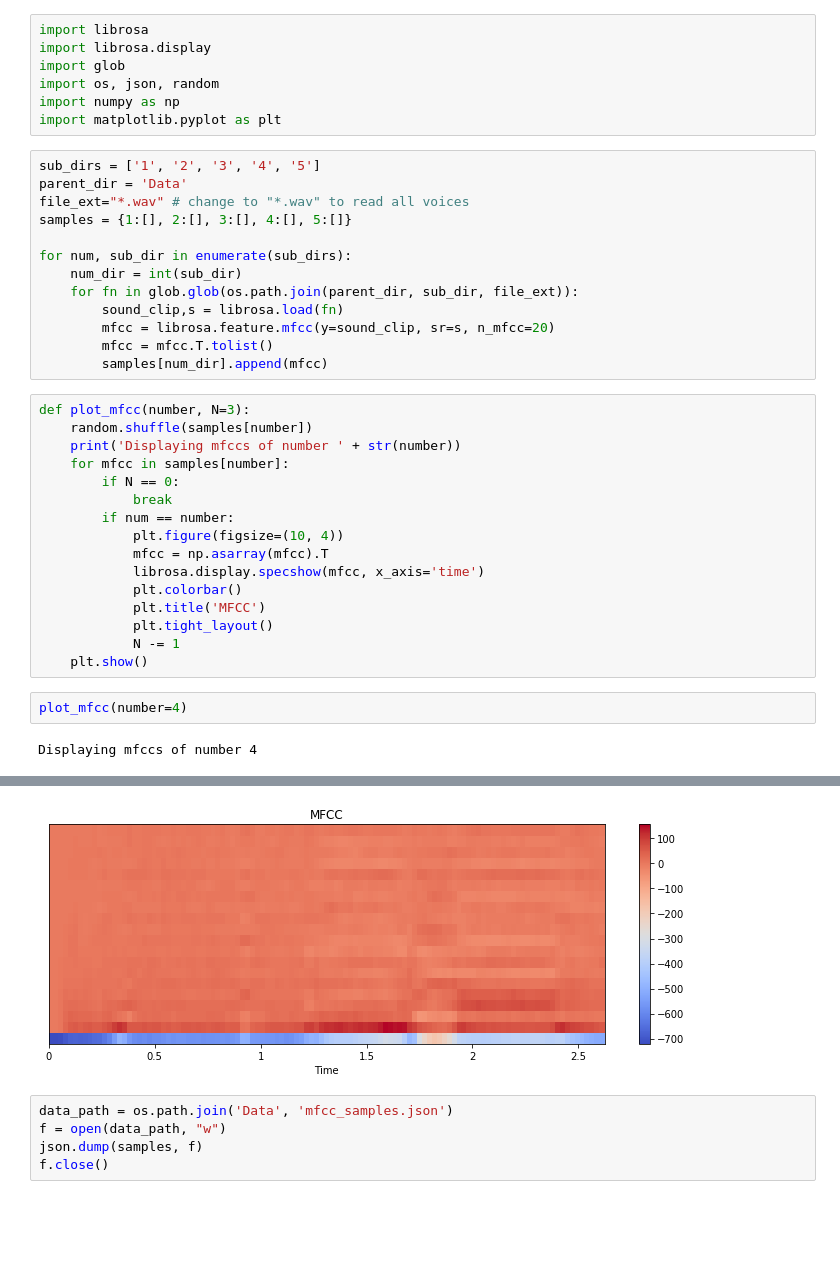
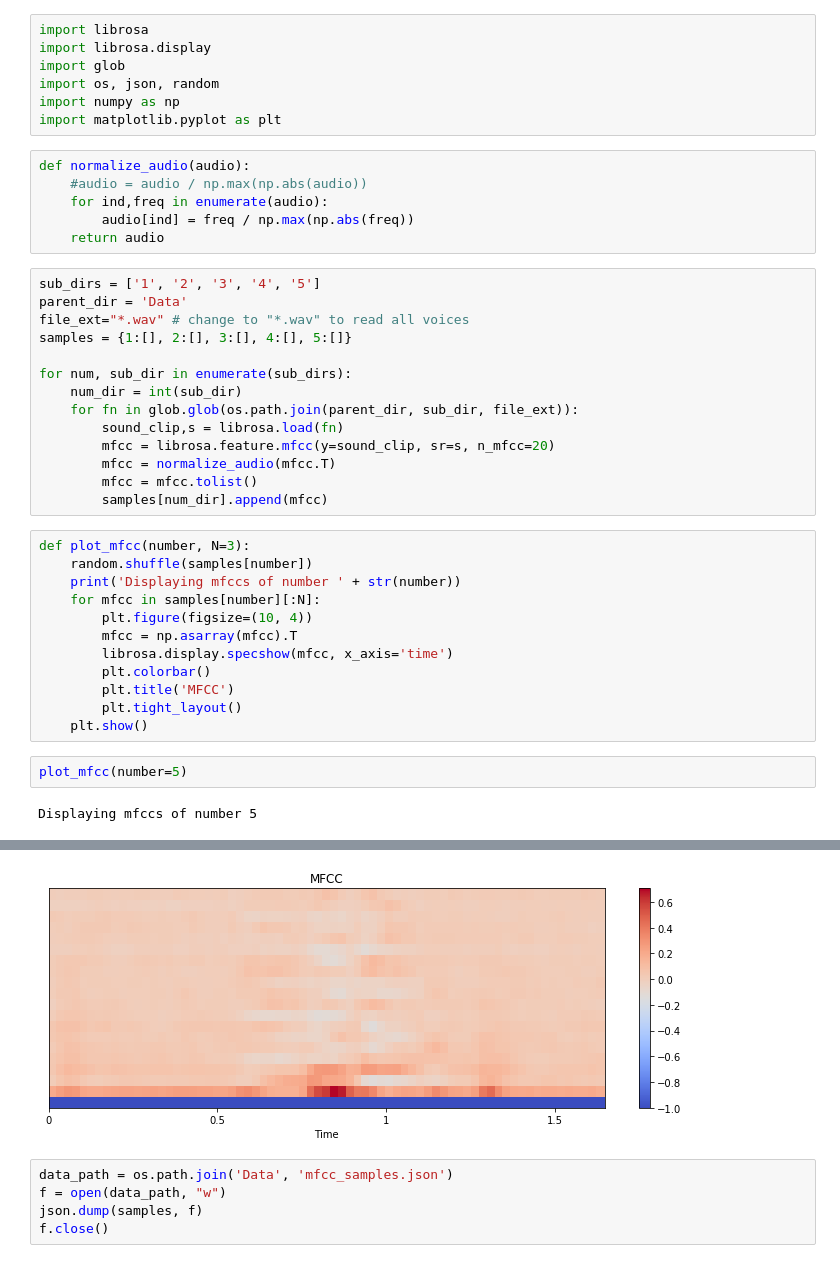
Before and after one commit to vakhokoto/Voice-Classifier, a Jupyter notebook: Data Preprocessing.ipynb, the cells around one changed output, grey strips where cells are left out. Cells and saved outputs as stored; diff of their text form; blank space fills up the shorter version.

```diff
--- a/Data Preprocessing.ipynb
+++ b/Data Preprocessing.ipynb
@@ -5,6 +5,12 @@ import glob
 import os, json, random
 import numpy as np
 import matplotlib.pyplot as plt
+# %%
+def normalize_audio(audio):
+    #audio = audio / np.max(np.abs(audio))
+    for ind,freq in enumerate(audio):
+        audio[ind] = freq / np.max(np.abs(freq))
+    return audio
 # %%
 sub_dirs = ['1', '2', '3', '4', '5']
 parent_dir = 'Data'
@@ -16,25 +22,22 @@ for num, sub_dir in enumerate(sub_dirs):
     for fn in glob.glob(os.path.join(parent_dir, sub_dir, file_ext)):
         sound_clip,s = librosa.load(fn)
         mfcc = librosa.feature.mfcc(y=sound_clip, sr=s, n_mfcc=20)
-        mfcc = mfcc.T.tolist()
+        mfcc = normalize_audio(mfcc.T)
+        mfcc = mfcc.tolist()
         samples[num_dir].append(mfcc)
 # %%
 def plot_mfcc(number, N=3):
     random.shuffle(samples[number])
     print('Displaying mfccs of number ' + str(number))
-    for mfcc in samples[number]:
-        if N == 0:
-            break
-        if num == number:
-            plt.figure(figsize=(10, 4))
-            mfcc = np.asarray(mfcc).T
-            librosa.display.specshow(mfcc, x_axis='time')
-            plt.colorbar()
-            plt.title('MFCC')
-            plt.tight_layout()
-            N -= 1
+    for mfcc in samples[number][:N]:
+        plt.figure(figsize=(10, 4))
+        mfcc = np.asarray(mfcc).T
+        librosa.display.specshow(mfcc, x_axis='time')
+        plt.colorbar()
+        plt.title('MFCC')
+        plt.tight_layout()
     plt.show()
 # %%
-plot_mfcc(number=4)
+plot_mfcc(number=5)
 # %% [output]
-Displaying mfccs of number 4
+Displaying mfccs of number 5
@@ -43,4 +46,4 @@ Displaying mfccs of number 4
-[figure, old version]
+[figure, new version]
 # %%
 data_path = os.path.join('Data', 'mfcc_samples.json')
 f = open(data_path, "w")
```
Also changed, not shown: parts of 1 cell of this notebook, 2 other files.
